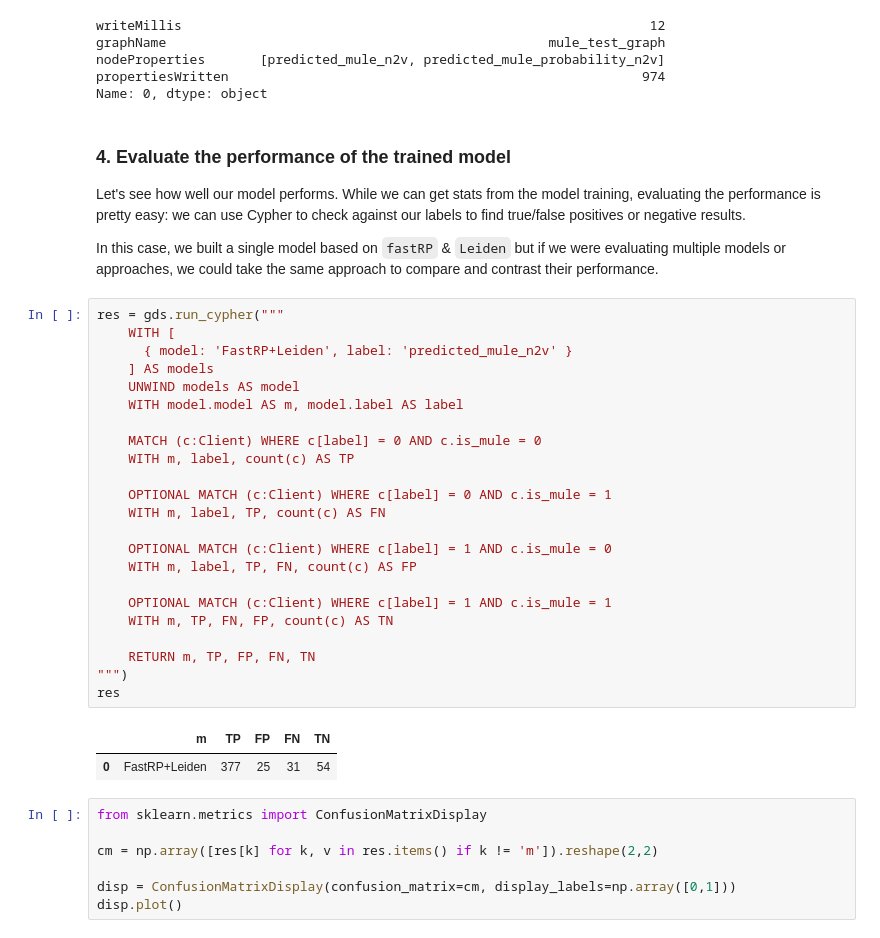
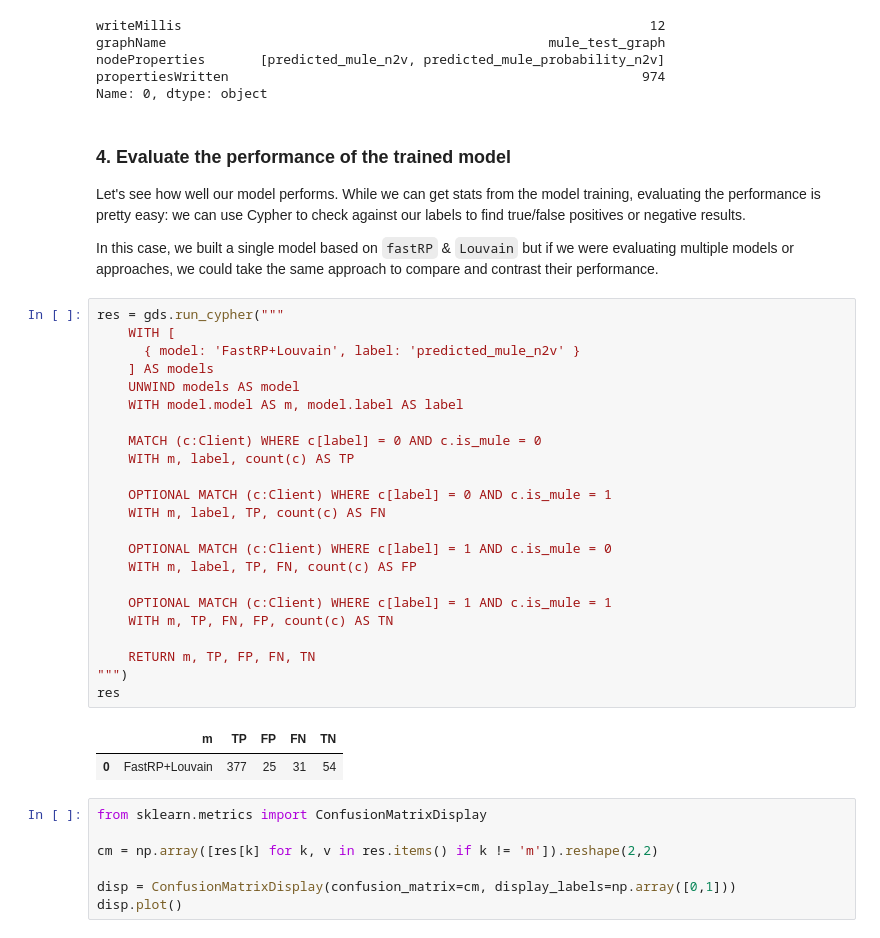
Before and after one commit to neo4j-product-examples/ml-paysim-fraud-detection-demo, a Jupyter notebook: PaySim_Node_Classification_Demo.ipynb, the cells around one changed output. Saved outputs shown, nothing was run; the diff lists cells and outputs as text.

Commit message:
not using Leiden...typos

```diff
--- a/PaySim_Node_Classification_Demo.ipynb
+++ b/PaySim_Node_Classification_Demo.ipynb
@@ -633,33 +633,33 @@ Name: 0, dtype: object
 
 Let's see how well our model performs. While we can get stats from the model training, evaluating the performance is pretty easy: we can use Cypher to check against our labels to find true/false positives or negative results.
 
-In this case, we built a single model based on `fastRP` & `Leiden` but if we were evaluating multiple models or approaches, we could take the same approach to compare and contrast their performance.
+In this case, we built a single model based on `fastRP` & `Louvain` but if we were evaluating multiple models or approaches, we could take the same approach to compare and contrast their performance.
 # %%
 res = gds.run_cypher("""
     WITH [
-      { model: 'FastRP+Leiden', label: 'predicted_mule_n2v' }
+      { model: 'FastRP+Louvain', label: 'predicted_mule_n2v' }
     ] AS models
     UNWIND models AS model
     WITH model.model AS m, model.label AS label
 
     MATCH (c:Client) WHERE c[label] = 0 AND c.is_mule = 0
     WITH m, label, count(c) AS TP
 
     OPTIONAL MATCH (c:Client) WHERE c[label] = 0 AND c.is_mule = 1
     WITH m, label, TP, count(c) AS FN
 
     OPTIONAL MATCH (c:Client) WHERE c[label] = 1 AND c.is_mule = 0
     WITH m, label, TP, FN, count(c) AS FP
 
     OPTIONAL MATCH (c:Client) WHERE c[label] = 1 AND c.is_mule = 1
     WITH m, TP, FN, FP, count(c) AS TN
 
     RETURN m, TP, FP, FN, TN
 """)
 res
 # %% [output]
 |  | m | TP | FP | FN | TN |
-| 0 | FastRP+Leiden | 377 | 25 | 31 | 54 |
+| 0 | FastRP+Louvain | 377 | 25 | 31 | 54 |
 # %%
 from sklearn.metrics import ConfusionMatrixDisplay
 
```
